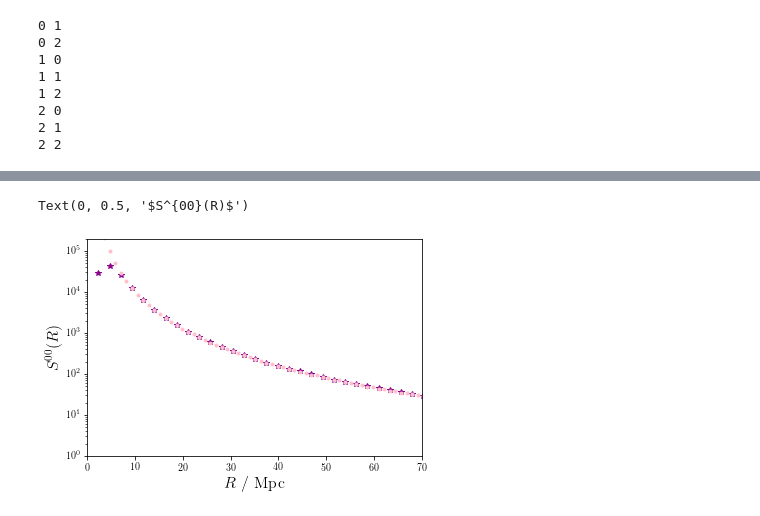
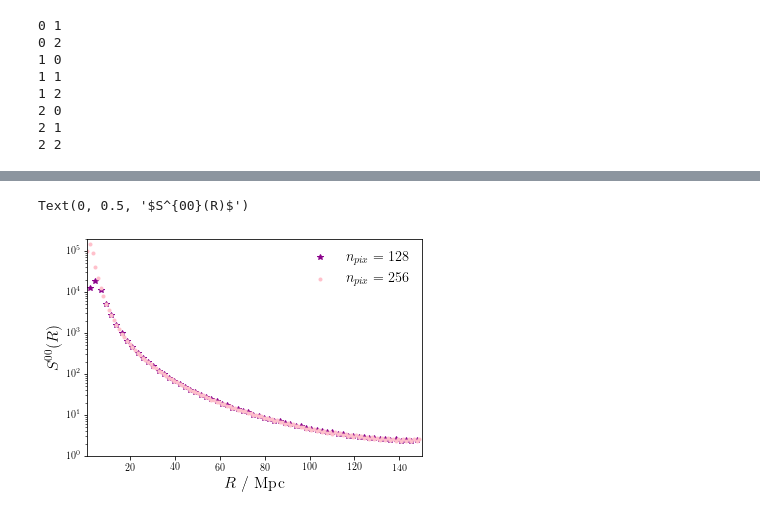
Before and after one commit to ssamuroff/direct_ia_theory, a Jupyter notebook: likelihood/field_fit/notebooks/tidal_field_toy_model.ipynb, the cells around one changed output, grey strips where cells are left out. Cells and saved outputs as stored; diff of their text form; code cells hidden in the pictures.

Commit message:
separated pixel scale examps

```diff
--- a/likelihood/field_fit/notebooks/tidal_field_toy_model.ipynb
+++ b/likelihood/field_fit/notebooks/tidal_field_toy_model.ipynb
@@ -7,13 +7,12 @@ import pylab as plt
 import numpy.fft as npf
 tidal_tensor = {}
 # %%
-# set up a toy model box containing just a point mass (or rather a very small Gaussian)
+# set up a toy model box containing just a point mass (or, rather, a very small Gaussian)
 # in the middle
-nx = int(128*2)
+nx = int(128)
 n0 = int(nx/2.)
 dens = np.zeros((nx,nx,nx))
 s = 1
-Mstar = 2e30
 
 xx,yy,zz=np.meshgrid(np.arange(0,nx,1),np.arange(0,nx,1),np.arange(0,nx,1))
 G = 1e8 * np.exp(-((xx-n0)*(xx-n0)/2/s/s+(yy-n0)*(yy-n0)/2/s/s+(zz-n0)*(zz-n0)/2/s/s))
@@ -103,0 +103,36 @@ Text(0, 0.5, '$S^{ii}(R)$')
+# %%
+# repeat all of the above with a different pixel scale (to demonstrate robustness)
+nx = int(256)
+n0 = int(nx/2.)
+dens = np.zeros((nx,nx,nx))
+s = 1
+
+xx,yy,zz=np.meshgrid(np.arange(0,nx,1),np.arange(0,nx,1),np.arange(0,nx,1))
+G = 1e8 * np.exp(-((xx-n0)*(xx-n0)/2/s/s+(yy-n0)*(yy-n0)/2/s/s+(zz-n0)*(zz-n0)/2/s/s))
+dens += G
+
+# overdensity field
+K = np.mean(dens)
+d = dens/K -1
+
+# set up some arrays for the tidal tensor
+k  = npf.fftfreq(nx)[np.mgrid[0:nx,0:nx,0:nx]]
+tidal_tensor[nx] = np.zeros((nx,nx,nx,3,3),dtype=np.float32)
+
+# FFT the box
+fft_dens = npf.fftn(d)
+
+# now compute the tidal tensor
+
+for i in range(3):
+    for j in range(3):
+        print(i,j)
+        # k[i], k[j] are 3D matrices
+        temp = fft_dens * k[i]*k[j]/(k[0]**2 + k[1]**2 + k[2]**2)
+
+        # subtract off the trace...
+        if (i==j):
+            temp -= 1./3 * fft_dens
+
+        temp[0,0,0] = 0
+        tidal_tensor[nx][:,:,:,i,j] = npf.ifftn(temp).real
@@ -104,15 +149,17 @@ Text(0, 0.5, '$S^{ii}(R)$')
 # %%
 
 L0 = 300./float(128) # 300 Mpc / no. of pixels
 L1 = 300./float(256)
 
 plt.plot(np.arange(-128/2, 128/2,1)*L0, -tidal_tensor[128][int(128/2),int(128/2),:,2,2],'*',color='darkmagenta', label='$n_{pix}=128$')
 plt.plot(np.arange(-256/2, 256/2,1)*L1, -tidal_tensor[256][int(256/2),int(256/2),:,2,2],'.',color='pink', label='$n_{pix}=256$' )
 plt.yscale('log')
+#plt.xscale('log')
 plt.ylim(1e0,2e5)
-plt.xlim(0,70)
+plt.xlim(1e-0,150)
+plt.legend()
 plt.xlabel('$R$ / Mpc', fontsize=16)
 plt.ylabel('$S^{00}(R)$', fontsize=16)
 # %% [output]
 Text(0, 0.5, '$S^{00}(R)$')
-[figure, old version]
+[figure, new version]
```
Also changed, not shown: parts of 4 cells of this notebook.
